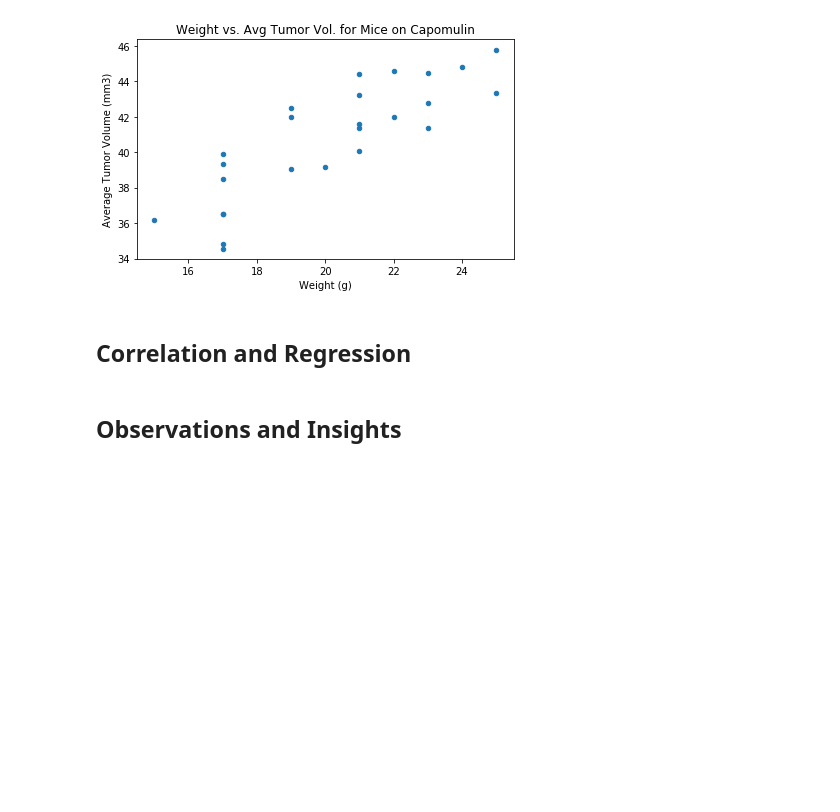
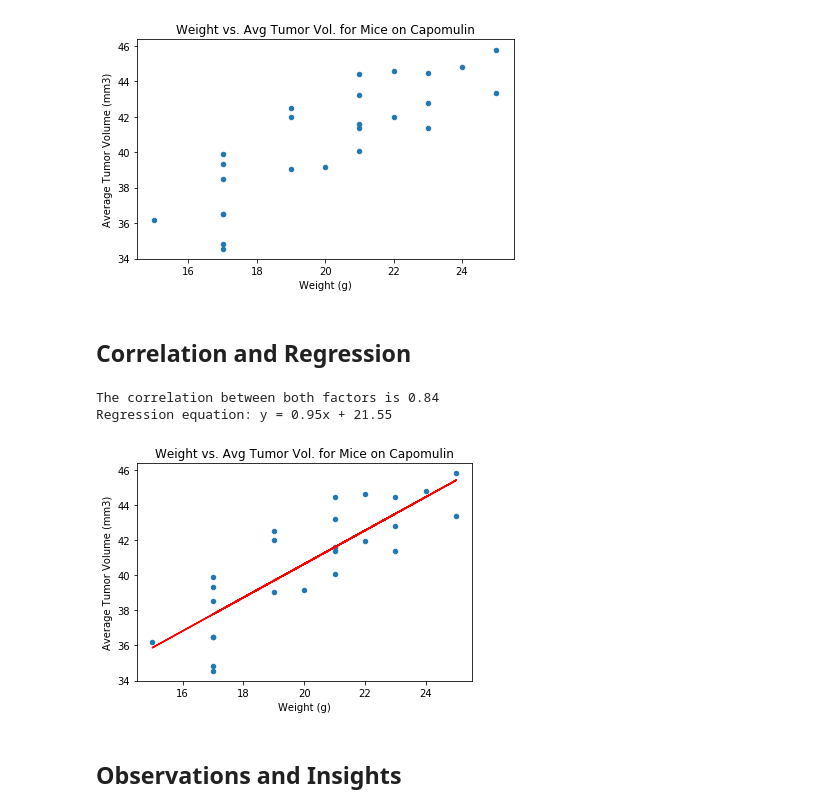
Before and after one commit to improvbutterfly/Pymaceuticals, a Jupyter notebook: pymaceuticals.ipynb, the cells around one changed output. Saved outputs shown, nothing was run; the diff lists cells and outputs as text; code cells hidden in the pictures; blank space fills up the shorter version.

Commit message:
Calculate and plot correlation and regression

```diff
--- a/pymaceuticals.ipynb
+++ b/pymaceuticals.ipynb
@@ -477,2 +474,34 @@ plt.tight_layout()
+# %%
+# Calculate the correlation coefficient and linear regression model
+# for mouse weight and average tumor volume for the Capomulin regimen
+
+# Set x and y values
+x = weight_tumor_mean["Weight (g)"]
+y = weight_tumor_mean["Avg Tumor Vol"]
+
+# Correlation coefficient
+correlation = st.pearsonr(x,y)
+print(f"The correlation between both factors is {round(correlation[0],2)}")
+
+# Calculate regression
+(slope, intercept, r, p, std_err) = stats.linregress(x, y)
+
+regress_values = slope * x + intercept
+print("Regression equation: y = " + str(round(slope,2)) + "x + " + str(round(intercept,2)))
+
+# Plot scatter chart again
+scatter_chart = weight_tumor_mean.plot.scatter(x="Weight (g)", y="Avg Tumor Vol",
+                                               title="Weight vs. Avg Tumor Vol. for Mice on Capomulin")
+
+scatter_chart.set_xlabel("Weight (g)")
+scatter_chart.set_ylabel("Average Tumor Volume (mm3)")
+
+# Plot regress line
+plt.plot(x,regress_values,"r-")
+plt.show()
+# %% [output]
+The correlation between both factors is 0.84
+Regression equation: y = 0.95x + 21.55
+[figure, added]
 # %% [markdown]
 ## Observations and Insights
```
Also changed, not shown: parts of 2 cells of this notebook.
